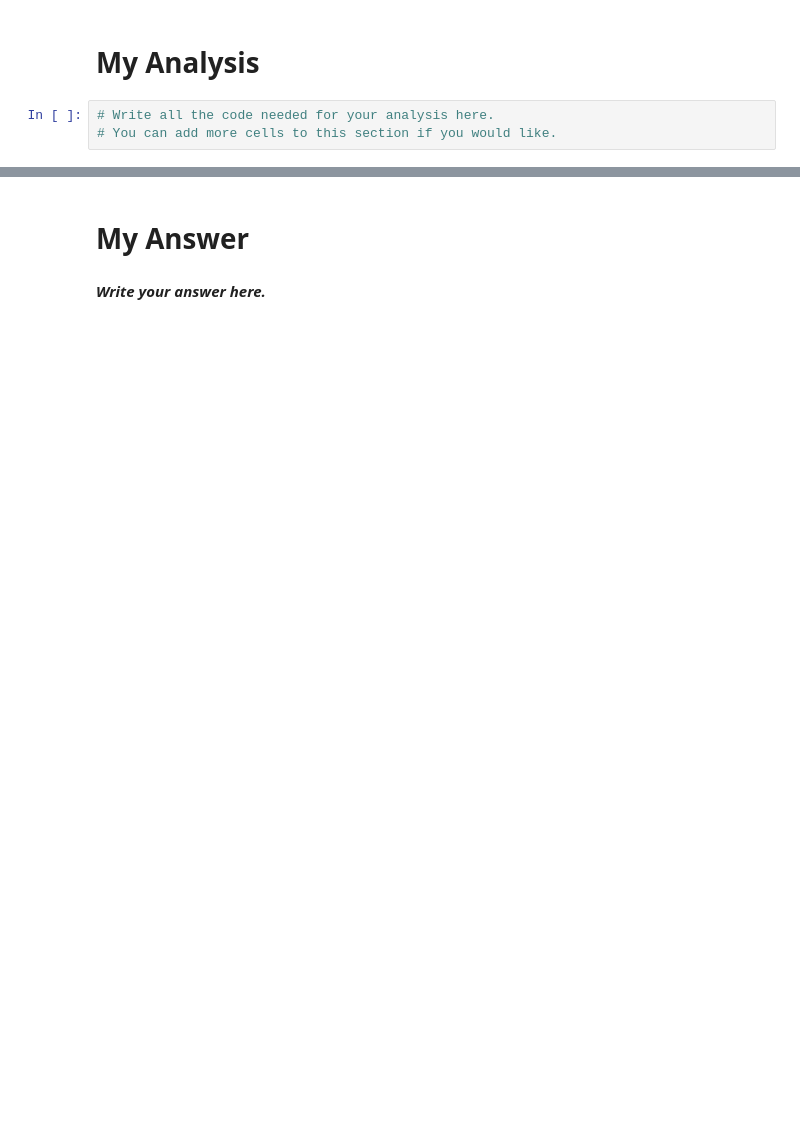
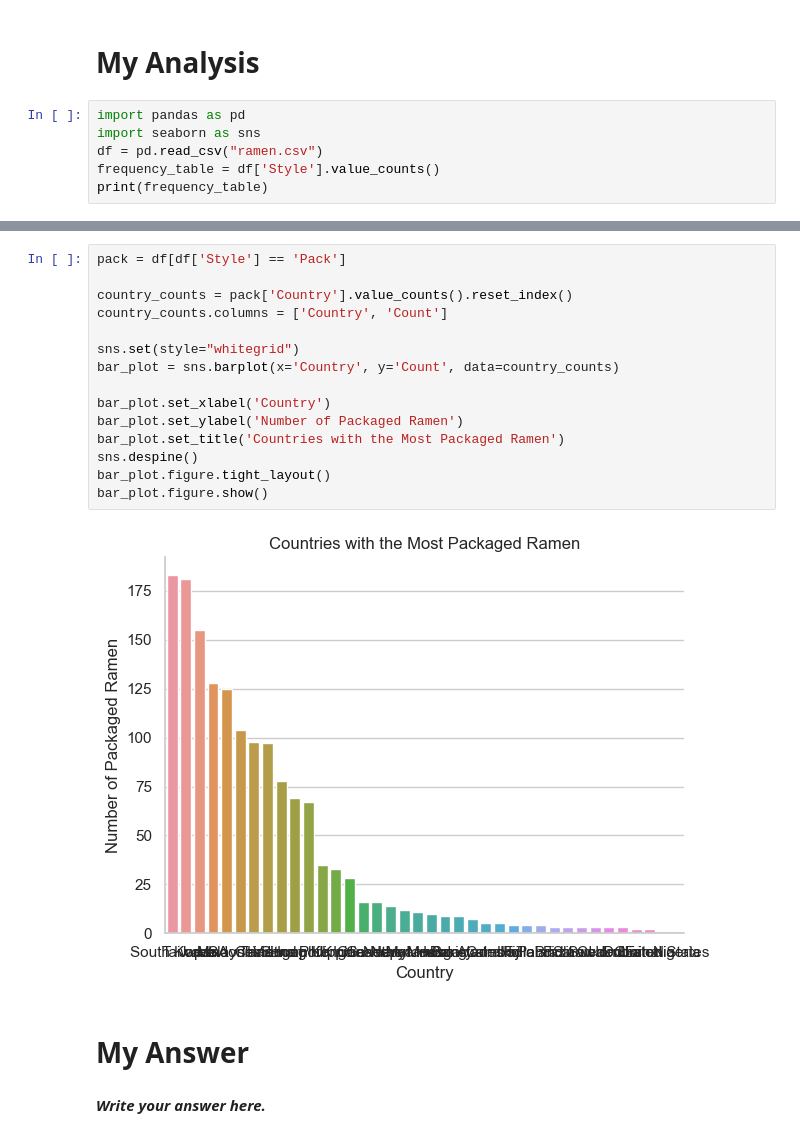
Before and after one commit to applepot437/ai, a Jupyter notebook: sem 1/unit 1 final/Unit+1+-+Final+Project+Template.ipynb, the cells around one changed output, grey strips where cells are left out. Cells and saved outputs as stored; diff of their text form; blank space fills up the shorter version.

```diff
--- a/sem 1/unit 1 final/Unit+1+-+Final+Project+Template.ipynb
+++ b/sem 1/unit 1 final/Unit+1+-+Final+Project+Template.ipynb
@@ -11,5 +13,8 @@ Pick one of the following data sets to analyze for your final project.
 # %% [markdown]
 # My Analysis
 # %%
-# Write all the code needed for your analysis here.
-# You can add more cells to this section if you would like.
+import pandas as pd
+import seaborn as sns
+df = pd.read_csv("ramen.csv")
+frequency_table = df['Style'].value_counts()
+print(frequency_table)
@@ -16,3 +39,20 @@ Pick one of the following data sets to analyze for your final project.
+# %%
+pack = df[df['Style'] == 'Pack']
+
+country_counts = pack['Country'].value_counts().reset_index()
+country_counts.columns = ['Country', 'Count']
+
+sns.set(style="whitegrid")
+bar_plot = sns.barplot(x='Country', y='Count', data=country_counts)
+
+bar_plot.set_xlabel('Country')
+bar_plot.set_ylabel('Number of Packaged Ramen')
+bar_plot.set_title('Countries with the Most Packaged Ramen')
+sns.despine()
+bar_plot.figure.tight_layout()
+bar_plot.figure.show()
+# %% [output]
+[figure, added]
 # %% [markdown]
 # My Answer
 # %% [markdown]
```
Also changed, not shown: parts of 3 cells of this notebook, 1 other file.
